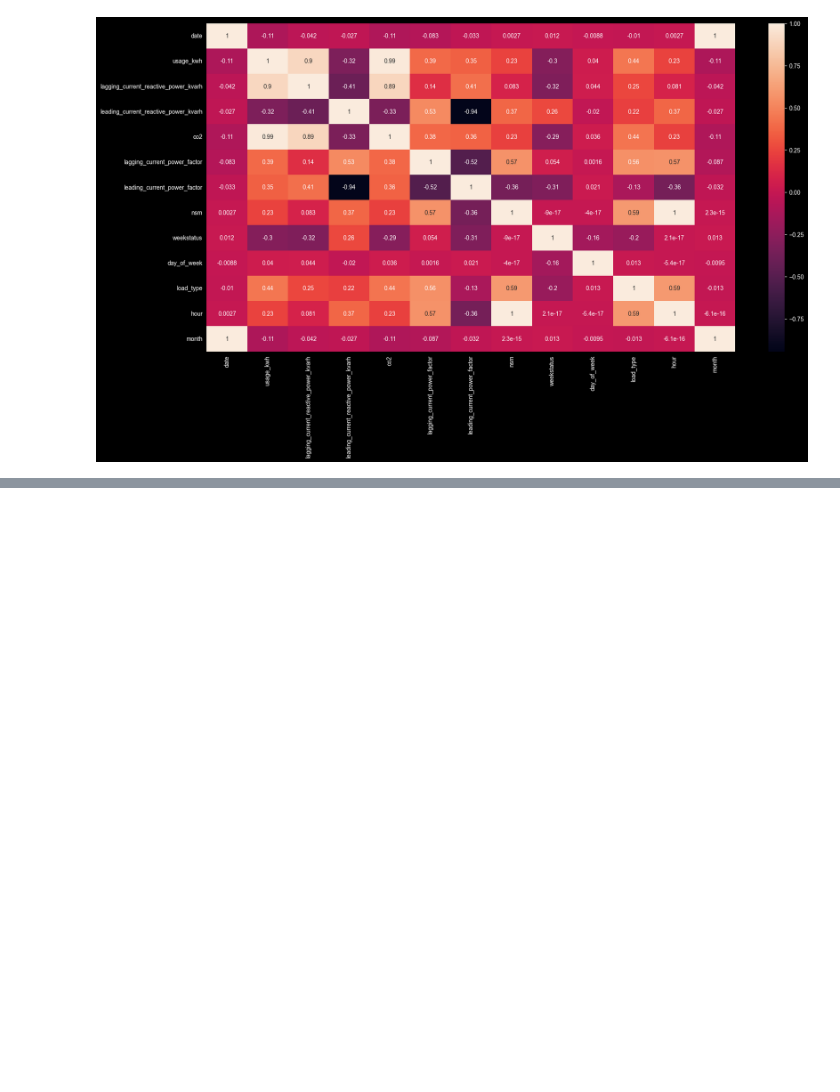
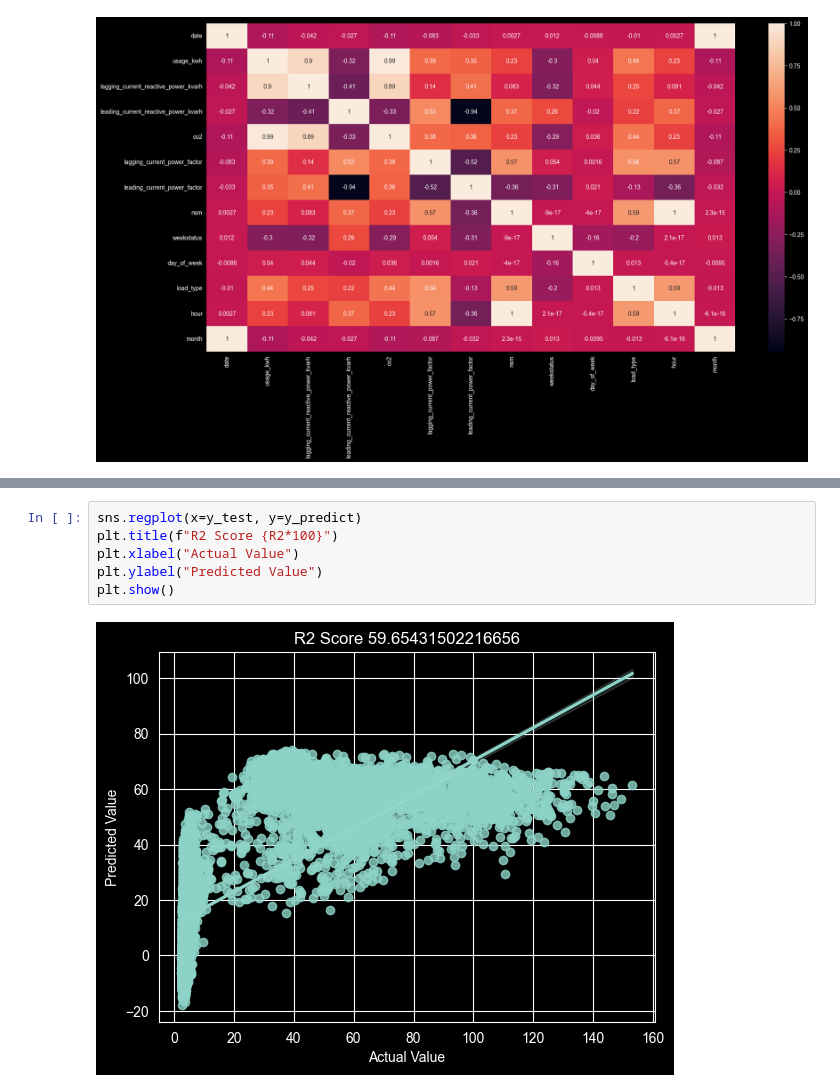
Before and after one commit to kaymansrinivasan/Steel-Industry-Energy-Consumption, a Jupyter notebook: notebook/book.ipynb, the cells around one changed output, grey strips where cells are left out. Cells and saved outputs as stored; diff of their text form; blank space fills up the shorter version.

```diff
--- a/notebook/book.ipynb
+++ b/notebook/book.ipynb
@@ -200,0 +290,8 @@ plt.show()
+# %%
+sns.regplot(x=y_test, y=y_predict)
+plt.title(f"R2 Score {R2*100}")
+plt.xlabel("Actual Value")
+plt.ylabel("Predicted Value")
+plt.show()
+# %% [output]
+[figure, added]
```
Also changed, not shown: parts of 17 cells of this notebook.
